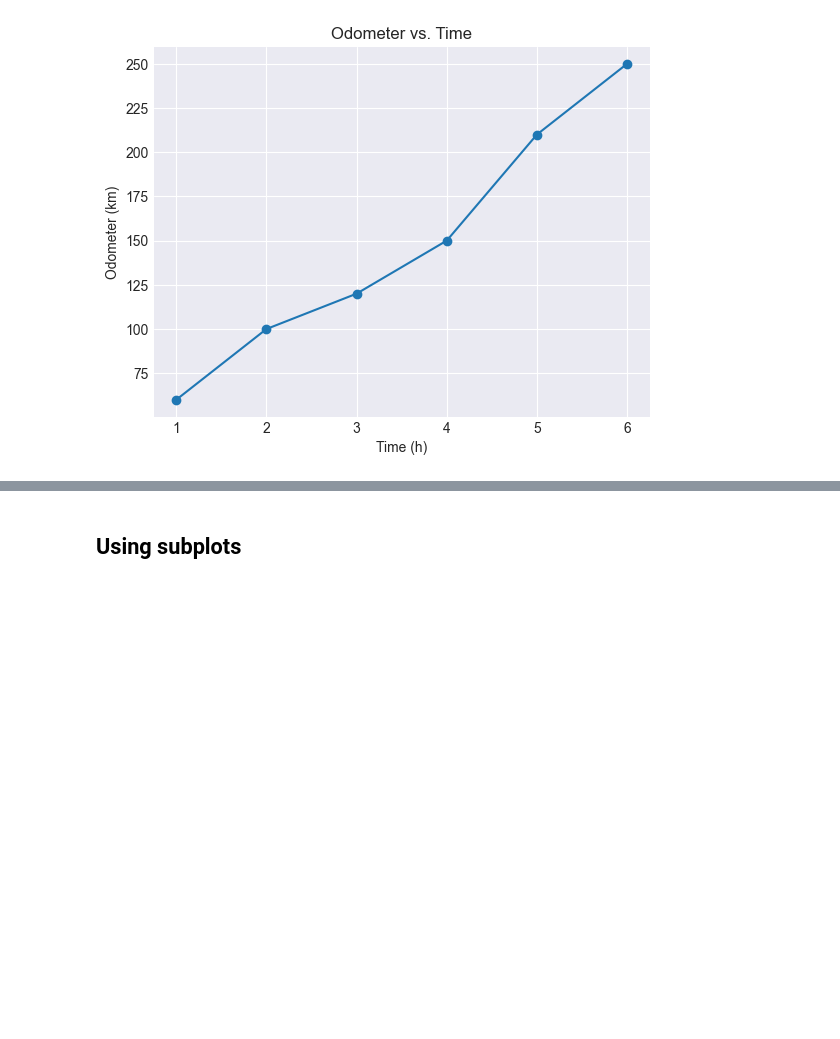
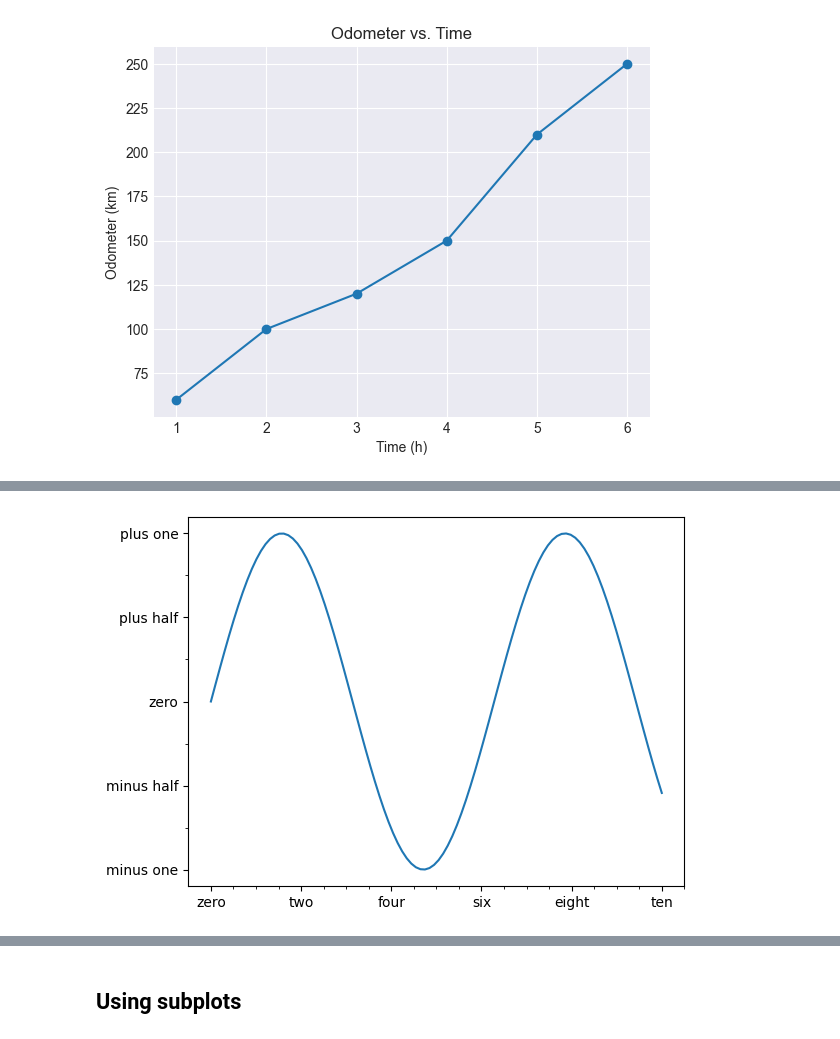
Before and after one commit to jarix/Python_Snippets, a Jupyter notebook: matplotlib_101.ipynb, the cells around one changed output, grey strips where cells are left out. Saved outputs shown, nothing was run; the diff lists cells and outputs as text; code cells hidden in the pictures; blank space fills up the shorter version.

```diff
--- a/matplotlib_101.ipynb
+++ b/matplotlib_101.ipynb
@@ -61,0 +95,7 @@ plt.show()
+# %%
+# Set the Major ticks with custom labels
+ax.set_xticklabels(['zero', 'two', 'four', 'six', 'eight', 'ten'])
+ax.set_yticklabels(['minus one', 'minus half', 'zero', 'plus half', 'plus one'])
+fig
+# %% [output]
+[figure, added]
```
Also changed, not shown: parts of 6 cells of this notebook, 2 other files.
